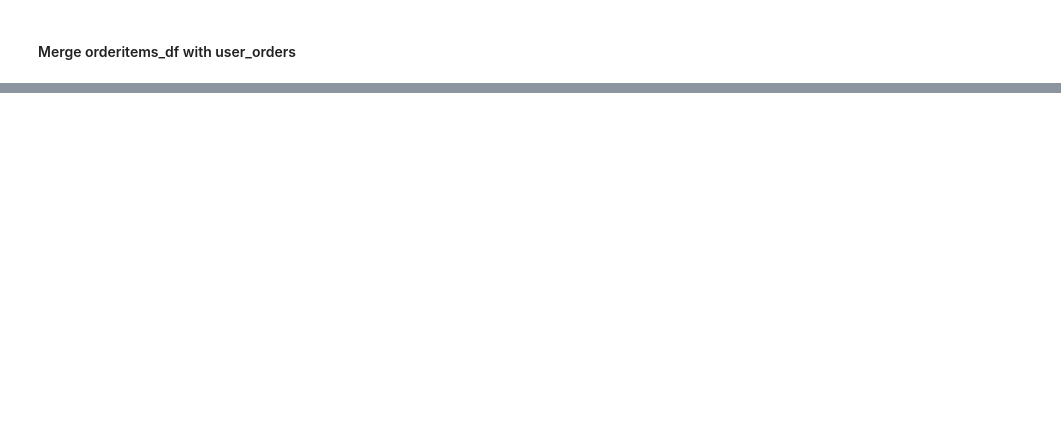
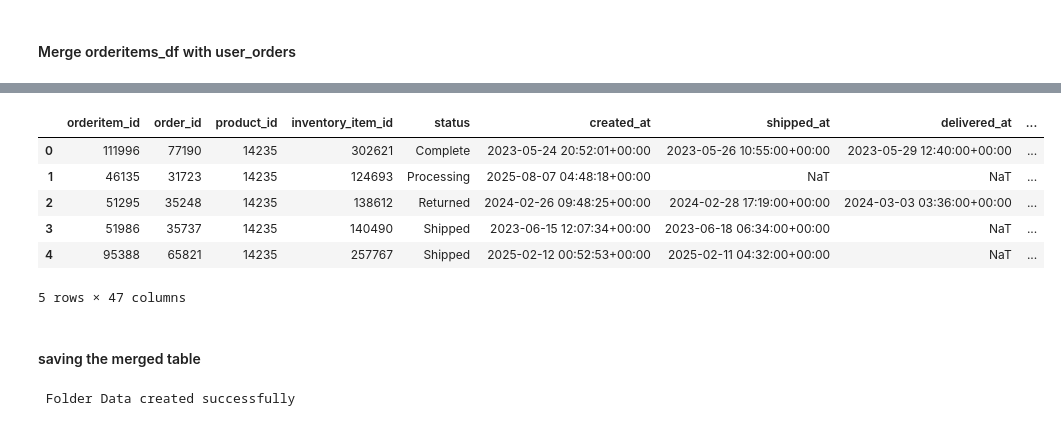
Before and after one commit to JuliusFemi/Capstone_project, a Jupyter notebook: code.ipynb, the cells around one changed output, grey strips where cells are left out. Saved outputs shown, nothing was run; the diff lists cells and outputs as text; code cells hidden in the pictures; blank space fills up the shorter version.

```diff
--- a/code.ipynb
+++ b/code.ipynb
@@ -848,0 +918,10 @@ orderitems_df.head(5)
+# %%
+# merge
+with_inventory_df = complete_orders_df.merge(
+    inventoryitems_df, left_on = 'product_id',
+    right_on = 'id',
+    how = 'inner'
+)
+# %%
+# drop id from the merged table
+with_inventory_df = with_inventory_df.drop(columns = ['id'])
@@ -848,0 +970,12 @@ orderitems_df.head(5)
+# %%
+# renaming cost for the two tables
+products_df = products_df.rename(columns = {'cost' : 'product_cost'})
+
+with_inventory_df = with_inventory_df.rename(columns = {'cost' : 'inventory_cost'})
+# %%
+# merge
+merged_df = with_inventory_df.merge(
+    products_df, left_on = 'product_id',
+    right_on = 'id',
+    how = 'inner'
+)
@@ -848,0 +1002,22 @@ orderitems_df.head(5)
+# %%
+merged_df.head(5)
+# %% [output]
+|  | orderitem_id | order_id | product_id | inventory_item_id | status | created_at | shipped_at | delivered_at | ... |
+| 0 | 111996 | 77190 | 14235 | 302621 | Complete | 2023-05-24 20:52:01+00:00 | 2023-05-26 10:55:00+00:00 | 2023-05-29 12:40:00+00:00 | ... |
+| 1 | 46135 | 31723 | 14235 | 124693 | Processing | 2025-08-07 04:48:18+00:00 | NaT | NaT | ... |
+| 2 | 51295 | 35248 | 14235 | 138612 | Returned | 2024-02-26 09:48:25+00:00 | 2024-02-28 17:19:00+00:00 | 2024-03-03 03:36:00+00:00 | ... |
+| 3 | 51986 | 35737 | 14235 | 140490 | Shipped | 2023-06-15 12:07:34+00:00 | 2023-06-18 06:34:00+00:00 | NaT | ... |
+| 4 | 95388 | 65821 | 14235 | 257767 | Shipped | 2025-02-12 00:52:53+00:00 | 2025-02-11 04:32:00+00:00 | NaT | ... |
+5 rows × 47 columns
+# %% [markdown]
+#### saving the merged table
+# %%
+# creating folder 'Data'
+folder_name = 'Data'
+try:
+    os.mkdir(folder_name)
+    print(f" Folder {folder_name} created successfully" )
+except FileExistsError:
+    print(f" Folder {folder_name} already exist" )
+# %% [output]
+ Folder Data created successfully
```
Also changed, not shown: parts of 60 cells of this notebook, 2 other files.
